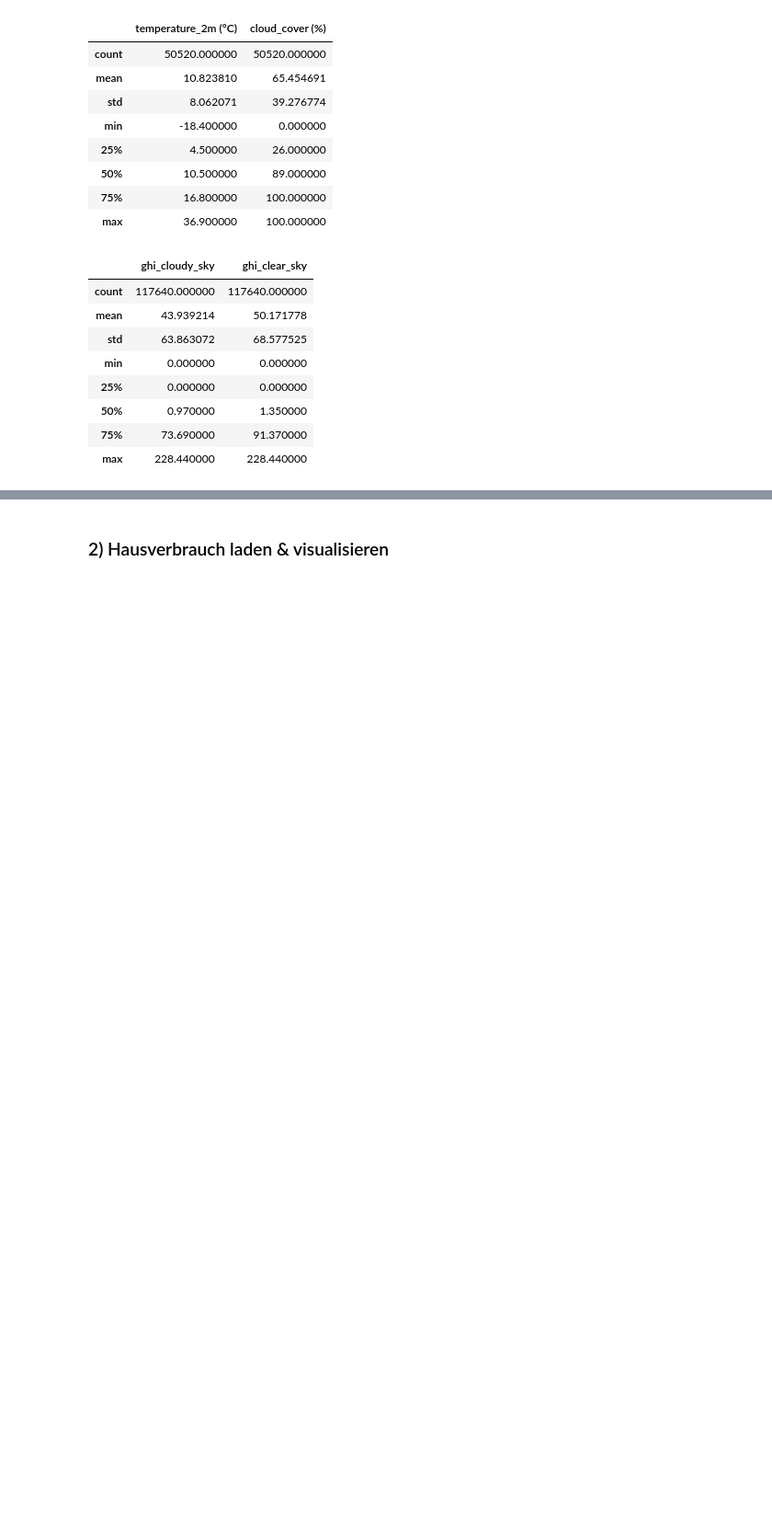
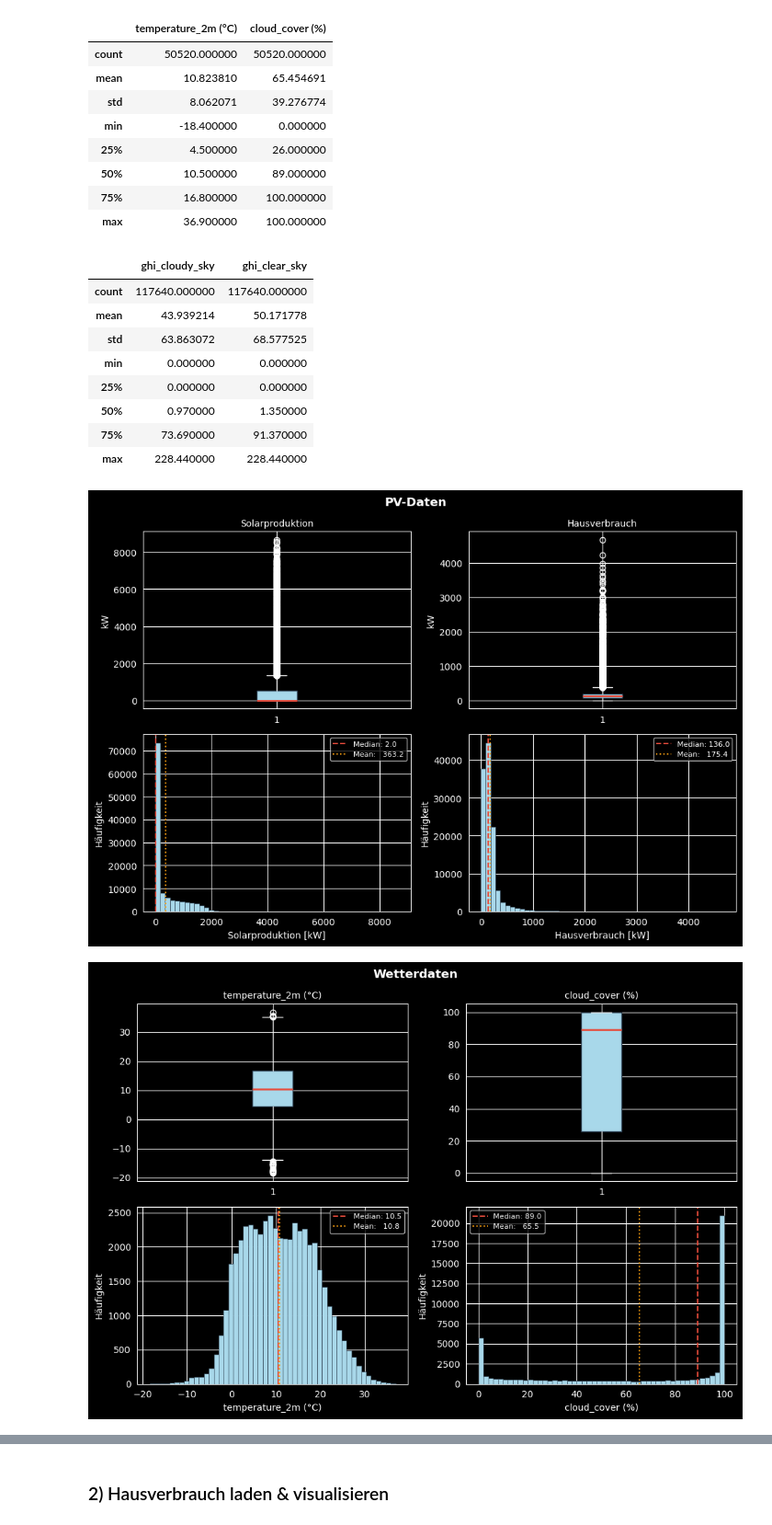
Before and after one commit to Anni075/KI-Project, a Jupyter notebook: notebooks/präsi_prep_annika.ipynb, the cells around one changed output, grey strips where cells are left out. Shown at 92% size. Saved outputs shown, nothing was run; the diff lists cells and outputs as text; code cells hidden in the pictures; blank space fills up the shorter version.

Commit message:
add boxplots und histogram

```diff
--- a/notebooks/präsi_prep_annika.ipynb
+++ b/notebooks/präsi_prep_annika.ipynb
@@ -70,3 +70,42 @@ display(irradiance[['ghi_cloudy_sky', 'ghi_clear_sky']].describe())
 | 50% | 0.970000 | 1.350000 |
 | 75% | 73.690000 | 91.370000 |
 | max | 228.440000 | 228.440000 |
+# %%
+
+# Boxplots + Histogramme für jede Variablengruppe
+groups = [
+    (pv[['Solarproduktion', 'Hausverbrauch']], "PV-Daten", "kW"),
+    (weather[['temperature_2m (°C)', 'cloud_cover (%)']], "Wetterdaten", ""),
+    (irradiance[['ghi_cloudy_sky', 'ghi_clear_sky']], "Irradiance-Daten", "W/m²"),
+]
+
+for df_grp, title, unit in groups:
+    cols = df_grp.columns.tolist()
+    n = len(cols)
+    fig, axes = plt.subplots(2, n, figsize=(5 * n, 7))
+    fig.suptitle(title, fontsize=13, fontweight="bold")
+
+    for i, col in enumerate(cols):
+        data = df_grp[col].dropna()
+        label = f"{col}" + (f" [{unit}]" if unit else "")
+
+        # Boxplot
+        axes[0, i].boxplot(data, vert=True, patch_artist=True,
+                           boxprops=dict(facecolor="#a8d8ea", color="#2c3e50"),
+                           medianprops=dict(color="#e74c3c", linewidth=2))
+        axes[0, i].set_title(col, fontsize=10)
+        axes[0, i].set_ylabel(unit if unit else "")
+
+        # Histogram
+        axes[1, i].hist(data, bins=50, color="#a8d8ea", edgecolor="#2c3e50", linewidth=0.4)
+        axes[1, i].axvline(data.median(), color="#e74c3c", linewidth=1.5, linestyle="--", label=f"Median: {data.median():.1f}")
+        axes[1, i].axvline(data.mean(),   color="#f39c12", linewidth=1.5, linestyle=":",  label=f"Mean:   {data.mean():.1f}")
+        axes[1, i].set_xlabel(label)
+        axes[1, i].set_ylabel("Häufigkeit")
+        axes[1, i].legend(fontsize=8)
+
+    plt.tight_layout()
+    plt.show()
+# %% [output]
+[figure, added]
+[figure, added]
```
Also changed, not shown: parts of 6 cells of this notebook.
